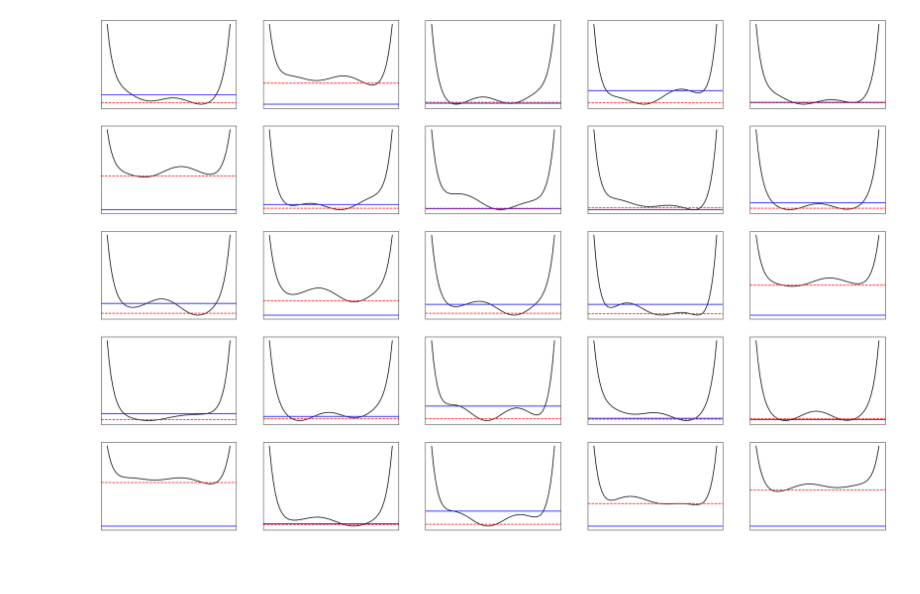
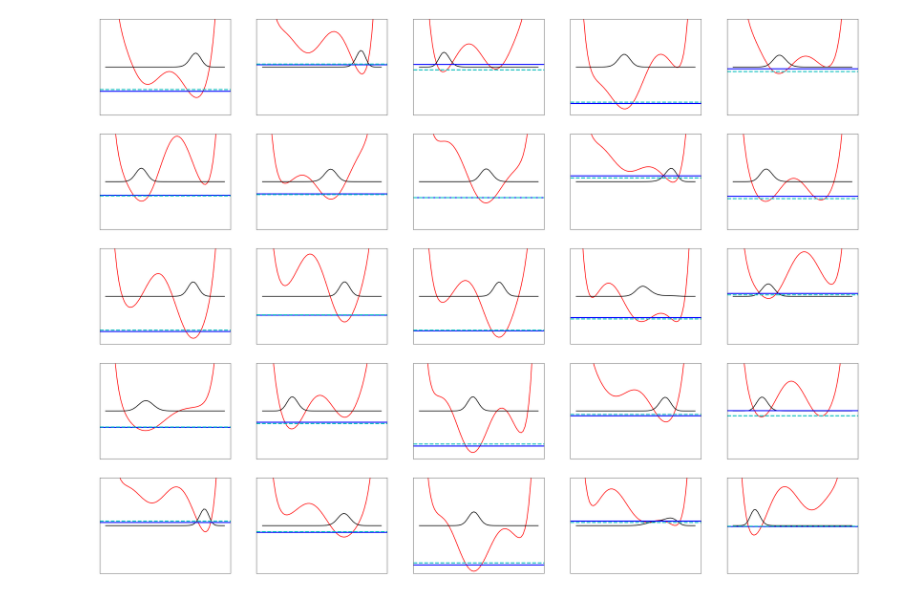
Before and after one commit to JackWetherell/deep-learning-hands-on-rest, a Jupyter notebook: notebook.ipynb, the cells around one changed output. Cells and saved outputs as stored; diff of their text form; code cells hidden in the pictures; blank space fills up the shorter version.

```diff
--- a/notebook.ipynb
+++ b/notebook.ipynb
@@ -259,34 +309,34 @@ E = pickle.load(open('E.db','rb'))
 V = V.reshape(V.shape + (1,))
 n = n.reshape(n.shape + (1,))
 E = E.reshape(E.shape + (1,))
-V_train = V[:50000]
-V_validation = V[50000:75000]
-V_test = V[75000:]
-V_train = n[:50000]
-n_validation = n[50000:75000]
-n_test = n[75000:]
-E_train = E[:50000]
-E_validation = E[50000:75000]
-E_test = E[75000:]
+V_train = V[:50000,...]
+V_validation = V[50000:75000,...]
+V_test = V[75000:,...]
+n_train = n[:50000,...]
+n_validation = n[50000:75000,...]
+n_test = n[75000:,...]
+E_train = E[:50000,...]
+E_validation = E[50000:75000,...]
+E_test = E[75000:,...]
 print(V.shape, n.shape, E.shape)
 
 
 # Build the neural network.
 model = tf.keras.models.Sequential()
-model.add(tf.keras.layers.Conv1D(filters=6, kernel_size=(3), activation="tanh", input_shape=(64, 1)))
+model.add(tf.keras.layers.Conv1D(filters=6, kernel_size=(3), activation='tanh', input_shape=(64, 1)))
 model.add(tf.keras.layers.MaxPooling1D())
-model.add(tf.keras.layers.Conv1D(filters=16, kernel_size=(3), activation="tanh"))
+model.add(tf.keras.layers.Conv1D(filters=16, kernel_size=(3), activation='tanh'))
 model.add(tf.keras.layers.MaxPooling1D())
 model.add(tf.keras.layers.Flatten())
-model.add(tf.keras.layers.Dense(units=120, activation="relu"))
-model.add(tf.keras.layers.Dropout(0.9))
-model.add(tf.keras.layers.Dense(units=50, activation="tanh"))
-model.add(tf.keras.layers.Dropout(0.9))
-model.add(tf.keras.layers.Dense(units=1, activation="linear"))
+model.add(tf.keras.layers.Dense(units=120, activation='relu'))
+model.add(tf.keras.layers.Dropout(0.5))
+model.add(tf.keras.layers.Dense(units=50, activation='tanh'))
+model.add(tf.keras.layers.Dropout(0.5))
+model.add(tf.keras.layers.Dense(units=1, activation='linear'))
 
 
 # Complile the model.
-model.compile(optimizer=tf.keras.optimizers.Adam(learning_rate=0.0001), loss="mse")
+model.compile(optimizer=tf.keras.optimizers.Adam(learning_rate=0.0001), loss='mse')
 
 
 # Train the model.
@@ -321,18 +371,20 @@ Epoch 50/50
 # %%
 # Plot some results.
-plt.rcParams['figure.figsize'] = [30, 20]
+plt.rcParams['figure.figsize'] = [40, 30]
 fig, axs = plt.subplots(5, 5)
 k = 0
 for i in range(axs.shape[0]):
     for j in range(axs.shape[1]):
-        axs[i, j].plot(V_test[k, :, :].reshape(64,), 'k-')
-        axs[i, j].axhline(E_pred[k, 0], color='b')
-        axs[i, j].axhline(E_test[k, 0], color='r', linestyle='--')
+        axs[i, j].plot(V_test[k, :, :].reshape(64,), 'r-', linewidth=2.0)
+        axs[i, j].plot(n_test[k, :, :].reshape(64,), 'k-', linewidth=2.0)
+        axs[i, j].axhline(E_test[k, 0], color='b', linewidth=3.0)
+        axs[i, j].axhline(E_pred[k, 0], color='c', linestyle='--', linewidth=3.0)
+        axs[i, j].set_ylim([-1,1])
         axs[i, j].set_yticklabels([])
         axs[i, j].set_xticklabels([])
         axs[i, j].set_yticks([])
         axs[i, j].set_xticks([])
         k = k + 1
 plt.savefig('v_predictions.pdf')
 # %% [output]
-[figure, old version]
+[figure, new version]
```
Also changed, not shown: parts of 20 cells of this notebook, 10 other files.
